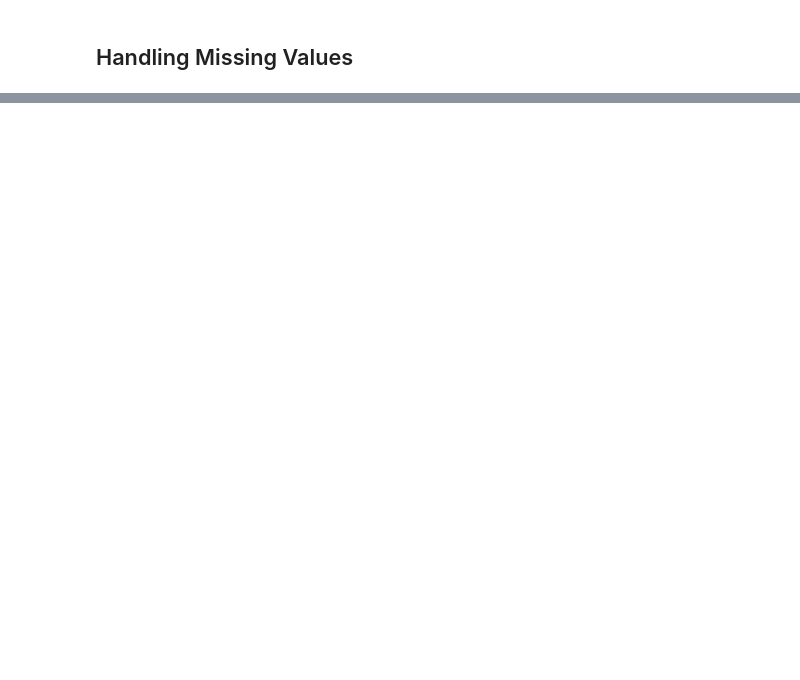
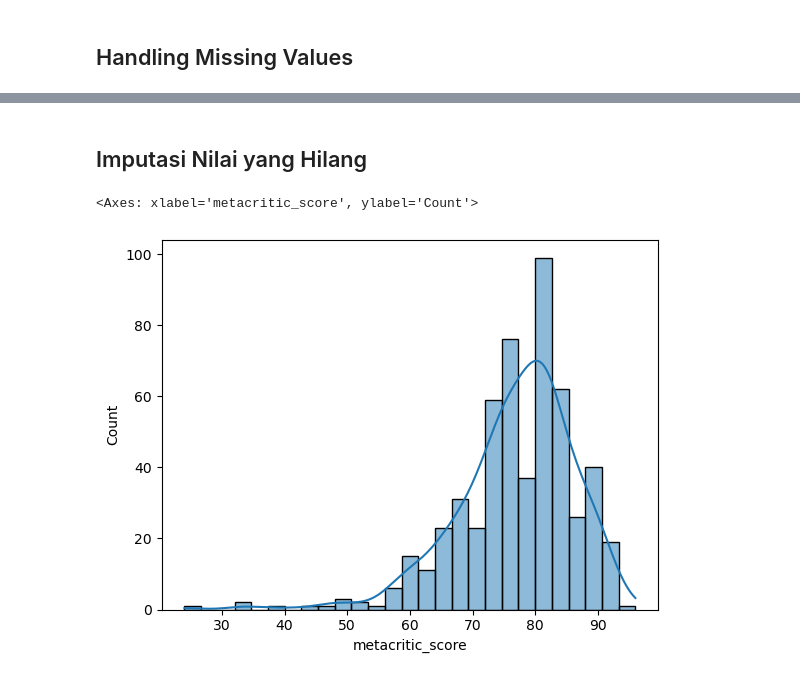
Before and after one commit to HafidzAfrieno/Latihan-EDA-Data, a Jupyter notebook: EDA.ipynb, the cells around one changed output, grey strips where cells are left out. Drawn from its saved outputs; the diff is of its cells as text; code cells hidden in the pictures; blank space fills up the shorter version.

```diff
--- a/EDA.ipynb
+++ b/EDA.ipynb
@@ -7,7 +7,6 @@ import seaborn as sns
 ## Display all the columns of the dataframe
 # pd.pandas.set_option('display.max_columns',None)
 # %%
-dataset = pd.read_csv("Materi_EDA\X_train.csv")
-print(dataset.shape)
-dataset.head(5)
+df = pd.read_csv("dataset\steam_top_games_2026.csv")
+df.head(5)
 # %% [output]
@@ -32,0 +71,9 @@ features_with_na
+# %% [markdown]
+
+## Imputasi Nilai yang Hilang
+# %%
+## Handle kolom metacritic_score
+sns.histplot(df['metacritic_score'],kde=True)
+# %% [output]
+<Axes: xlabel='metacritic_score', ylabel='Count'>
+[figure, added]
```
Also changed, not shown: parts of 20 cells of this notebook.
